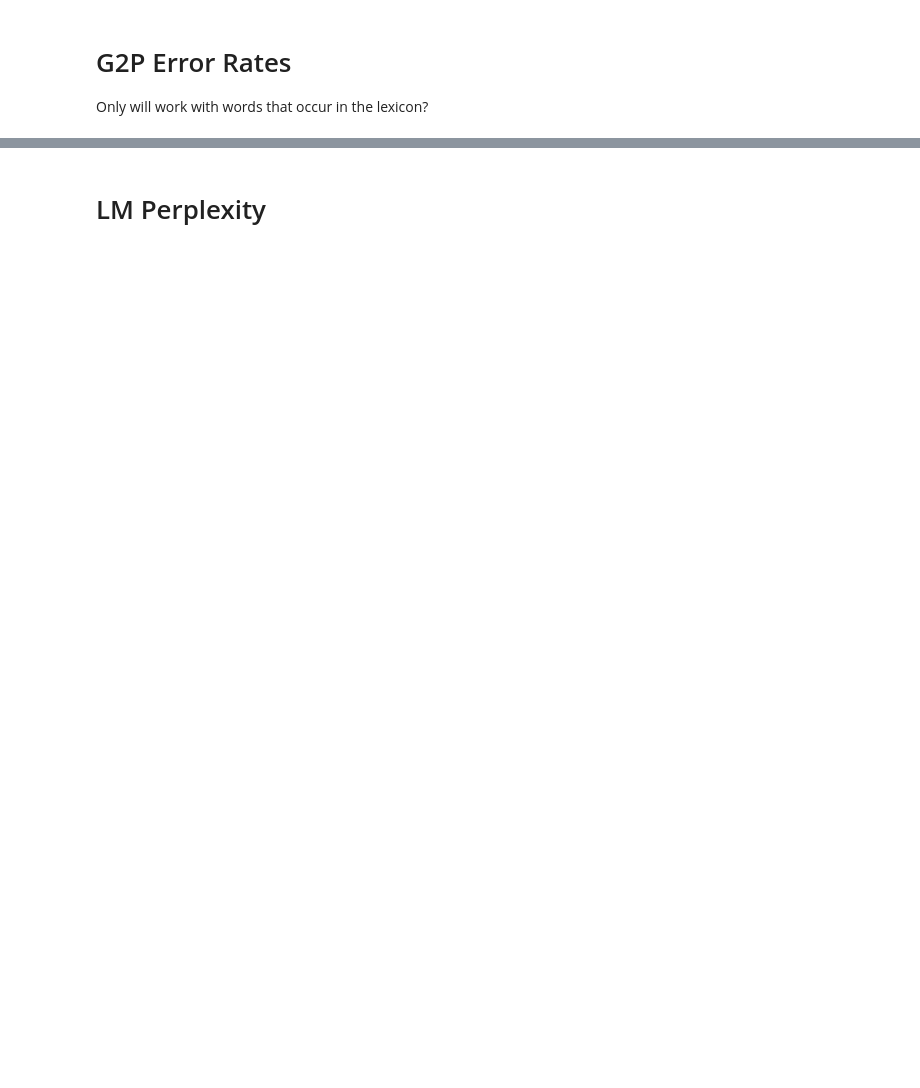
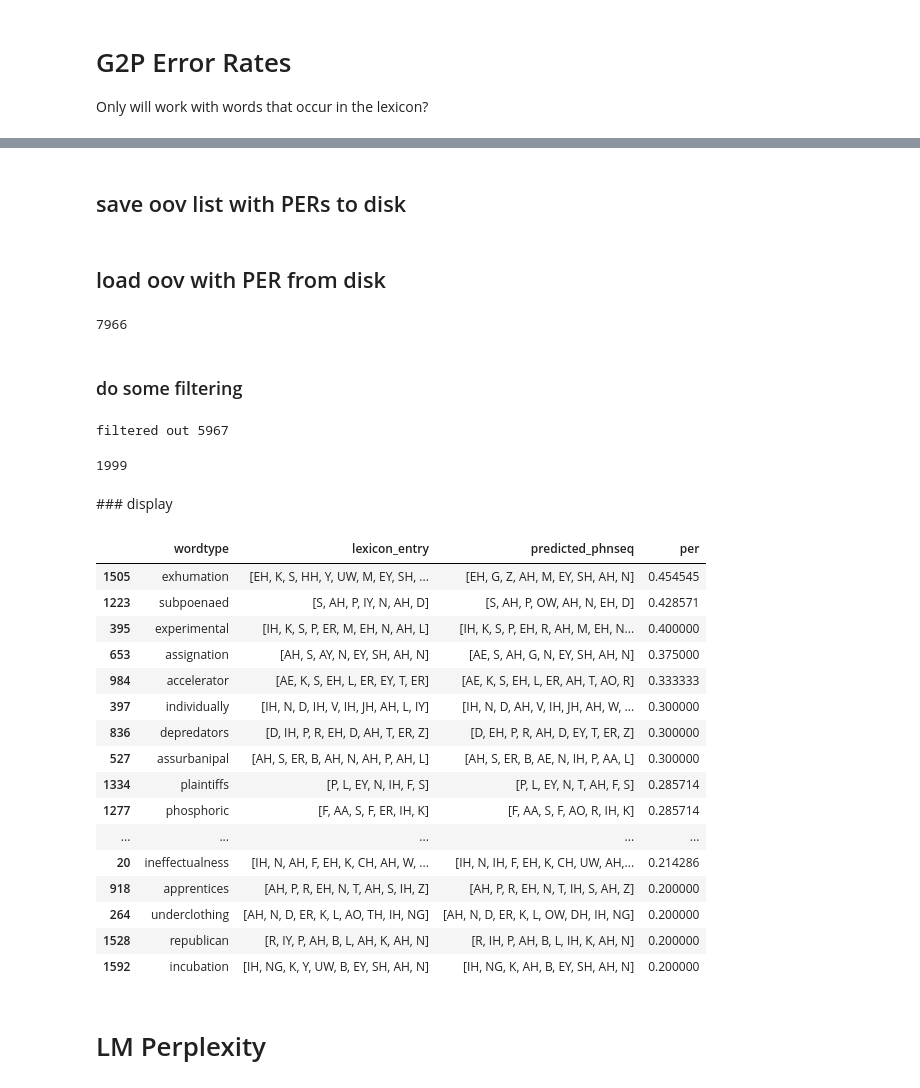
Before and after one commit to jonojace/rlspeller, a Jupyter notebook: identify_hard_to_pronounce_words.ipynb, the cells around one changed output, grey strips where cells are left out. Cells and saved outputs as stored; diff of their text form; code cells hidden in the pictures; blank space fills up the shorter version.

Commit message:
integrate huggingface G2P to prioritise which wordtypes to spell and generate with TTS  for MCD ranking

```diff
--- a/identify_hard_to_pronounce_words.ipynb
+++ b/identify_hard_to_pronounce_words.ipynb
@@ -38,2 +153,49 @@ Only will work with words that occur in the lexicon?
+# %% [markdown]
+##  save oov list with PERs to disk
+# %%
+outpath = '/home/s1785140/data/ljspeech_fastpitch/oov_list_with_PER.pickle'
+df.to_pickle(outpath)
+# %% [markdown]
+## load oov with PER from disk
+# %%
+loaded_df = pd.read_pickle(outpath)
+orig_num = len(loaded_df)
+orig_num
+# %% [output]
+7966
+# %% [markdown]
+### do some filtering
+# %%
+str_min_len_threshold = 10
+loaded_df = loaded_df[loaded_df['wordtype'].str.len() >= str_min_len_threshold]
+new_num = len(loaded_df)
+print(f'filtered out {orig_num - new_num}')
+new_num
+# %% [output]
+filtered out 5967
+1999
+# %% [markdown]
+### display
+# %%
+NUM_TO_DISPLAY = 50
+loaded_df.sort_values('per', ascending=False).head(NUM_TO_DISPLAY)
+# %% [output]
+|  | wordtype | lexicon_entry | predicted_phnseq | per |
+| 1505 | exhumation | [EH, K, S, HH, Y, UW, M, EY, SH, ... | [EH, G, Z, AH, M, EY, SH, AH, N] | 0.454545 |
+| 1223 | subpoenaed | [S, AH, P, IY, N, AH, D] | [S, AH, P, OW, AH, N, EH, D] | 0.428571 |
+| 395 | experimental | [IH, K, S, P, ER, M, EH, N, AH, L] | [IH, K, S, P, EH, R, AH, M, EH, N... | 0.400000 |
+| 653 | assignation | [AH, S, AY, N, EY, SH, AH, N] | [AE, S, AH, G, N, EY, SH, AH, N] | 0.375000 |
+| 984 | accelerator | [AE, K, S, EH, L, ER, EY, T, ER] | [AE, K, S, EH, L, ER, AH, T, AO, R] | 0.333333 |
+| 397 | individually | [IH, N, D, IH, V, IH, JH, AH, L, IY] | [IH, N, D, AH, V, IH, JH, AH, W, ... | 0.300000 |
+| 836 | depredators | [D, IH, P, R, EH, D, AH, T, ER, Z] | [D, EH, P, R, AH, D, EY, T, ER, Z] | 0.300000 |
+| 527 | assurbanipal | [AH, S, ER, B, AH, N, AH, P, AH, L] | [AH, S, ER, B, AE, N, IH, P, AA, L] | 0.300000 |
+| 1334 | plaintiffs | [P, L, EY, N, IH, F, S] | [P, L, EY, N, T, AH, F, S] | 0.285714 |
+| 1277 | phosphoric | [F, AA, S, F, ER, IH, K] | [F, AA, S, F, AO, R, IH, K] | 0.285714 |
+| ... | ... | ... | ... | ... |
+| 20 | ineffectualness | [IH, N, AH, F, EH, K, CH, AH, W, ... | [IH, N, IH, F, EH, K, CH, UW, AH,... | 0.214286 |
+| 918 | apprentices | [AH, P, R, EH, N, T, AH, S, IH, Z] | [AH, P, R, EH, N, T, IH, S, AH, Z] | 0.200000 |
+| 264 | underclothing | [AH, N, D, ER, K, L, AO, TH, IH, NG] | [AH, N, D, ER, K, L, OW, DH, IH, NG] | 0.200000 |
+| 1528 | republican | [R, IY, P, AH, B, L, AH, K, AH, N] | [R, IH, P, AH, B, L, IH, K, AH, N] | 0.200000 |
+| 1592 | incubation | [IH, NG, K, Y, UW, B, EY, SH, AH, N] | [IH, NG, K, AH, B, EY, SH, AH, N] | 0.200000 |
 # %% [markdown]
 # LM Perplexity
```
Also changed, not shown: parts of 26 cells of this notebook, 3 other files.
